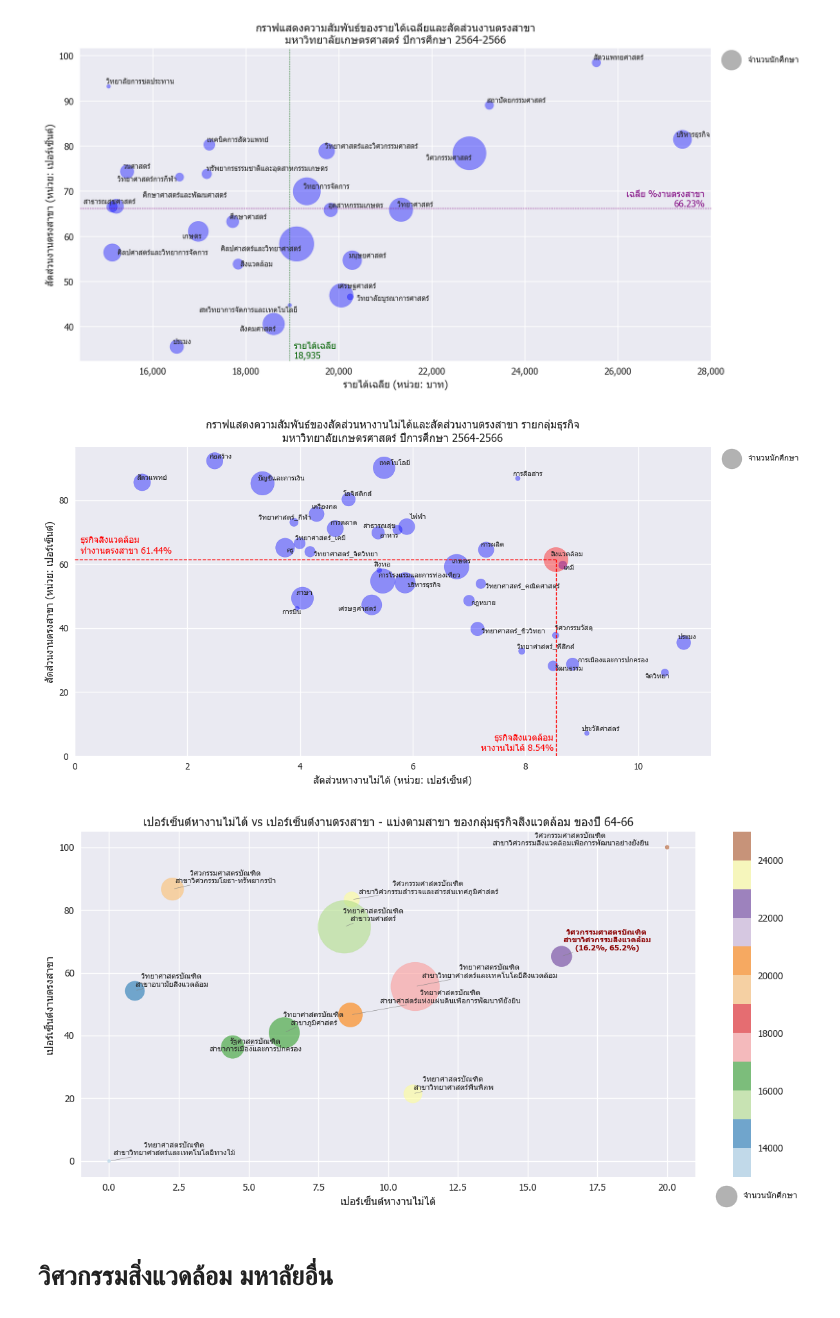
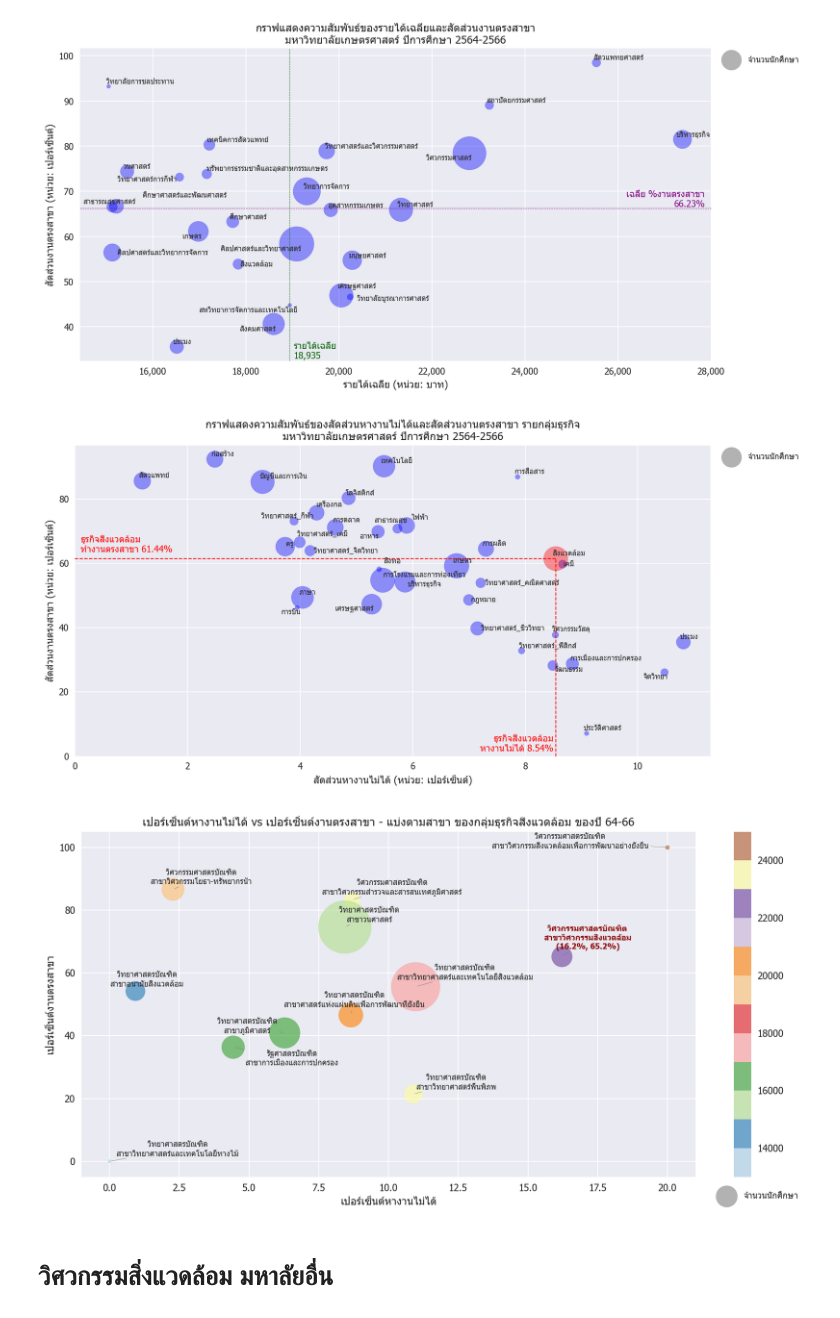
Before and after one commit to nopchok/mini-project-draft, a Jupyter notebook: python_code/03_visualize_colab.ipynb, the cells around one changed output. Cells and saved outputs as stored; diff of their text form; code cells hidden in the pictures.

```diff
--- a/python_code/03_visualize_colab.ipynb
+++ b/python_code/03_visualize_colab.ipynb
@@ -543,7 +543,7 @@ df_grouped['เปอร์เซ็นต์ผู้สำเร็จกา
 df_grouped.sort_values(by='เปอร์เซ็นต์หางานไม่ได้', inplace=True, ascending=False)
 
 
-plt.figure(figsize=(12,6), dpi=100)
+plt.figure(figsize=(12,6), dpi=150)
 
 y_column = 'เปอร์เซ็นต์งานตรงสาขา'
 x_column = 'เปอร์เซ็นต์หางานไม่ได้'
@@ -608,7 +608,7 @@ plt.title("กราฟแสดงความสัมพันธ์ของ
 plt.tight_layout()
 plt.show()
 # %% [output]
-[figure, old version]
+[figure, new version]
 # %%
 df = df_original.copy()
 df = df[df['ระดับ'] == 'ป.ตรี']
@@ -644,7 +644,7 @@ df_grouped['เปอร์เซ็นต์หางานไม่ได้']
 df_grouped['เปอร์เซ็นต์ผู้สำเร็จการศึกษา เทียบกับนักศึกษาทั้งหมด'] = df_grouped['ผู้สําเร็จการศึกษา'] / df_grouped['ผู้สําเร็จการศึกษา'].sum() * 100
 df_grouped.sort_values(by='เปอร์เซ็นต์หางานไม่ได้', inplace=True, ascending=False)
 
-plt.figure(figsize=(12,6), dpi=100)
+plt.figure(figsize=(12,6), dpi=150)
 
 y_column = 'เปอร์เซ็นต์งานตรงสาขา'
 x_column = 'เปอร์เซ็นต์หางานไม่ได้'
@@ -671,34 +671,34 @@ for name, row in df_grouped.iterrows():
         if (target_keyword in name_clean) and (exclude_keyword not in name_clean):
             # โชว์ค่า x,y และทำสีแดงเข้ม
             label = f"{name}\n({x:.1f}%, {y:.1f}%)"
             texts.append(plt.text(x, y, label, fontsize=8, ha='center', va='bottom',
                                   color='#8B0000', fontweight='bold'))
         else:
             # คณะอื่นแสดงแค่ชื่อ
             texts.append(plt.text(x, y, name, fontsize=8, ha='center', va='bottom'))
 
 # ปรับตำแหน่ง label กันทับ (เส้นชี้บาง ๆ)
 adjust_text(texts, ax=ax, arrowprops=dict(arrowstyle='-', lw=0.4, color='gray'))
 # ==============================================================================================================
 
 # สร้าง legend ขนาดวงกลมเอง
 sizes_legend = [5, 10, 20]  # ตัวอย่างขนาดวงกลมที่จะแสดงใน legend (หน่วย % ผู้สำเร็จการศึกษา)
 markers = []
 for size in sizes_legend:
     markers.append(plt.scatter([], [], s=size*100, color='gray', alpha=0.6))
 
 labels = [f'{size}%' for size in sizes_legend]
 
 plt.legend([markers[0]], ['จำนวนนักศึกษา'], title="", scatterpoints=1,
            loc='upper right', fontsize=9, labelspacing=1.2, bbox_to_anchor=(1.18, -0.02), handletextpad=1)
 
 plt.xlabel(x_column)
 plt.ylabel(y_column)
 plt.title(x_column + " vs " + y_column + " - แบ่งตาม" + g_column + " ของกลุ่มธุรกิจสิ่งแวดล้อม ของปี 64-66")
 plt.tight_layout()
 plt.show()
 # %% [output]
-[figure, old version]
+[figure, new version]
 # %% [markdown]
 # วิศวกรรมสิ่งแวดล้อม มหาลัยอื่น
 # %%
```
Also changed, not shown: parts of 1 cell of this notebook, 6 other files.
